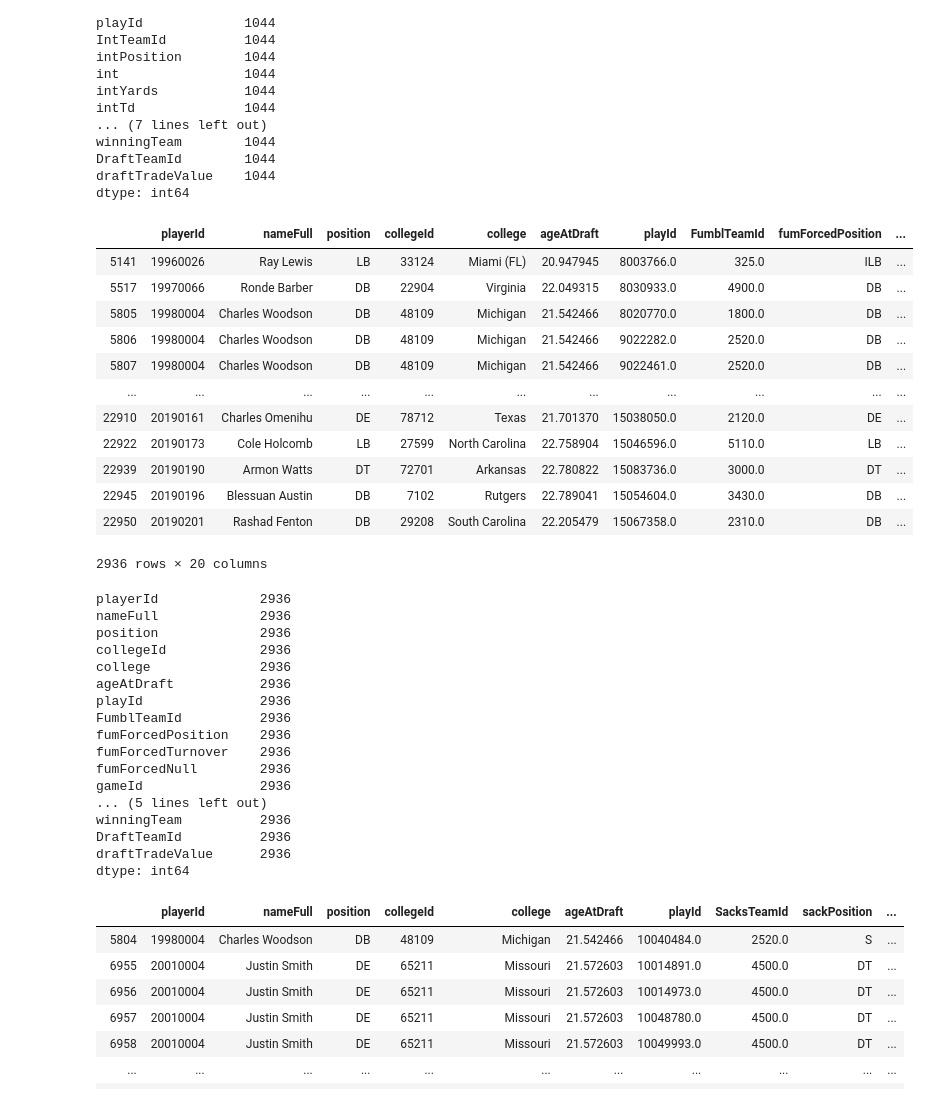
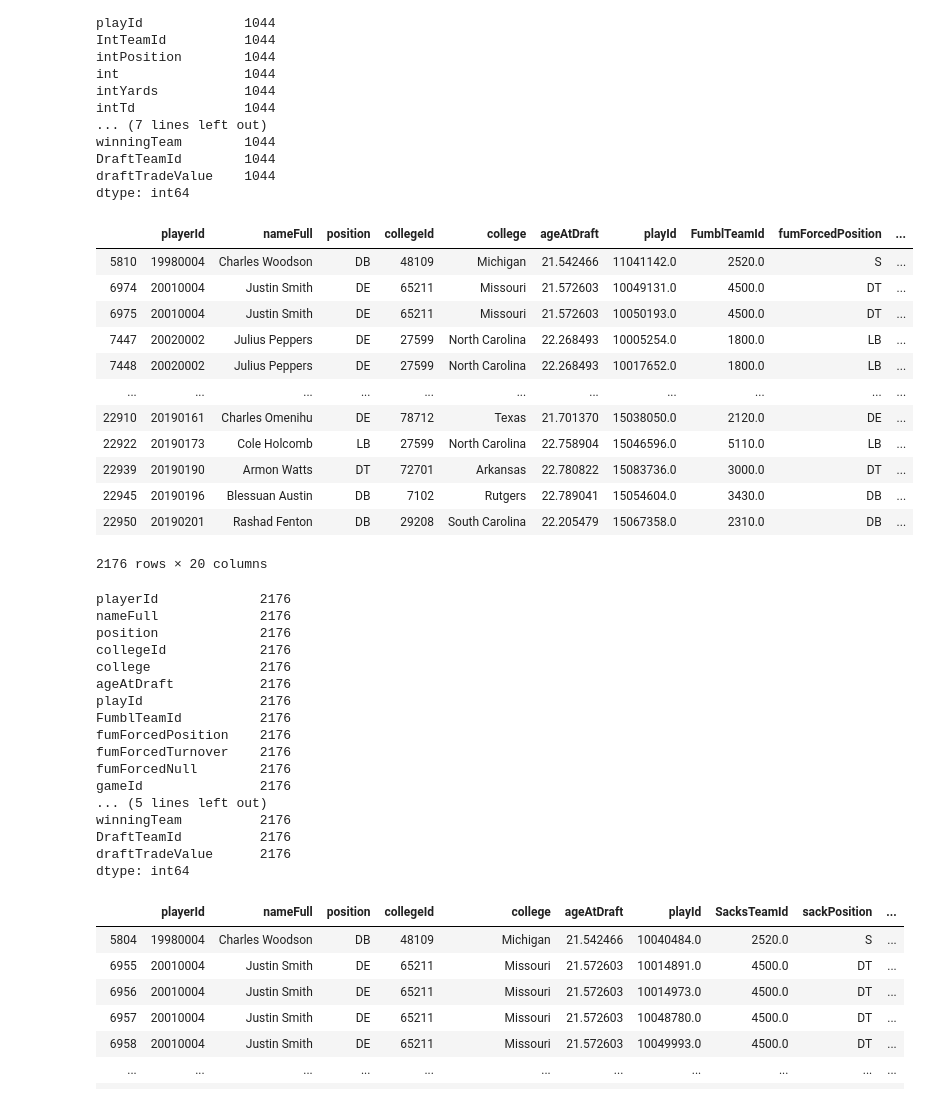
Before and after one commit to cesarisaacdiaz/NFL, a Jupyter notebook: Scripts/combined_data_nfl.ipynb, the cells around one changed output. Saved outputs shown, nothing was run; the diff lists cells and outputs as text; code cells hidden in the pictures.

Commit message:
Adding changes to the merge script

```diff
--- a/Scripts/combined_data_nfl.ipynb
+++ b/Scripts/combined_data_nfl.ipynb
@@ -153,41 +154,42 @@ dtype: int64
 # %%
 fumbl_merged_df = pd.DataFrame(pd.merge(players_df,fumbl_df,how='left',on='playerId'))
 fumbl_merged_df = pd.merge(fumbl_merged_df,plays_df,how='left',on='playId')
 fumbl_merged_df = pd.merge(fumbl_merged_df,games_df,how='left',on='gameId')
 fumbl_merged_df = pd.merge(fumbl_merged_df,draft_df,how='left',on='playerId')
 fumbl_merged_df = fumbl_merged_df.dropna().drop_duplicates(subset='playId')
+fumbl_merged_df = fumbl_merged_df.loc[fumbl_merged_df["season"] >= 2014]
 display(fumbl_merged_df)
 fumbl_merged_df.count()
 # %% [output]
 |  | playerId | nameFull | position | collegeId | college | ageAtDraft | playId | FumblTeamId | fumForcedPosition | ... |
-| 5141 | 19960026 | Ray Lewis | LB | 33124 | Miami (FL) | 20.947945 | 8003766.0 | 325.0 | ILB | ... |
-| 5517 | 19970066 | Ronde Barber | DB | 22904 | Virginia | 22.049315 | 8030933.0 | 4900.0 | DB | ... |
-| 5805 | 19980004 | Charles Woodson | DB | 48109 | Michigan | 21.542466 | 8020770.0 | 1800.0 | DB | ... |
-| 5806 | 19980004 | Charles Woodson | DB | 48109 | Michigan | 21.542466 | 9022282.0 | 2520.0 | DB | ... |
-| 5807 | 19980004 | Charles Woodson | DB | 48109 | Michigan | 21.542466 | 9022461.0 | 2520.0 | DB | ... |
+| 5810 | 19980004 | Charles Woodson | DB | 48109 | Michigan | 21.542466 | 11041142.0 | 2520.0 | S | ... |
+| 6974 | 20010004 | Justin Smith | DE | 65211 | Missouri | 21.572603 | 10049131.0 | 4500.0 | DT | ... |
+| 6975 | 20010004 | Justin Smith | DE | 65211 | Missouri | 21.572603 | 10050193.0 | 4500.0 | DT | ... |
+| 7447 | 20020002 | Julius Peppers | DE | 27599 | North Carolina | 22.268493 | 10005254.0 | 1800.0 | LB | ... |
+| 7448 | 20020002 | Julius Peppers | DE | 27599 | North Carolina | 22.268493 | 10017652.0 | 1800.0 | LB | ... |
 | ... | ... | ... | ... | ... | ... | ... | ... | ... | ... | ... |
 | 22910 | 20190161 | Charles Omenihu | DE | 78712 | Texas | 21.701370 | 15038050.0 | 2120.0 | DE | ... |
 | 22922 | 20190173 | Cole Holcomb | LB | 27599 | North Carolina | 22.758904 | 15046596.0 | 5110.0 | LB | ... |
 | 22939 | 20190190 | Armon Watts | DT | 72701 | Arkansas | 22.780822 | 15083736.0 | 3000.0 | DT | ... |
 | 22945 | 20190196 | Blessuan Austin | DB | 7102 | Rutgers | 22.789041 | 15054604.0 | 3430.0 | DB | ... |
 | 22950 | 20190201 | Rashad Fenton | DB | 29208 | South Carolina | 22.205479 | 15067358.0 | 2310.0 | DB | ... |
-2936 rows × 20 columns
+2176 rows × 20 columns
-playerId             2936
-nameFull             2936
-position             2936
-collegeId            2936
-college              2936
-ageAtDraft           2936
-playId               2936
-FumblTeamId          2936
-fumForcedPosition    2936
-fumForcedTurnover    2936
-fumForcedNull        2936
-gameId               2936
+playerId             2176
+nameFull             2176
+position             2176
+collegeId            2176
+college              2176
+ageAtDraft           2176
+playId               2176
+FumblTeamId          2176
+fumForcedPosition    2176
+fumForcedTurnover    2176
+fumForcedNull        2176
+gameId               2176
 ... (5 lines left out)
-winningTeam          2936
-DraftTeamId          2936
-draftTradeValue      2936
+winningTeam          2176
+DraftTeamId          2176
+draftTradeValue      2176
 dtype: int64
 # %%
 sacks_merged_df = pd.DataFrame(pd.merge(players_df,sacks_df,how='left',on='playerId'))
```
Also changed, not shown: parts of 5 cells of this notebook, 2 other files.
